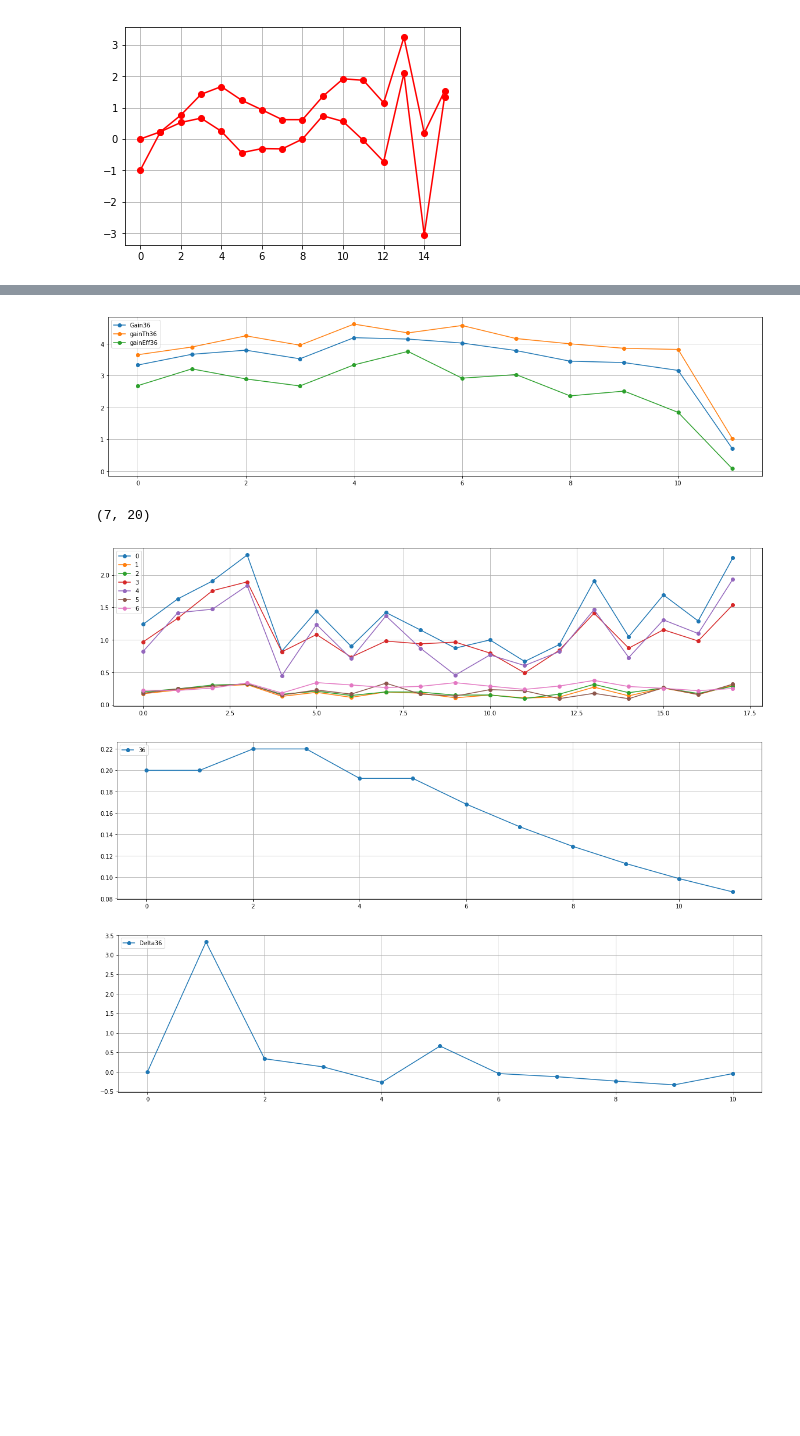
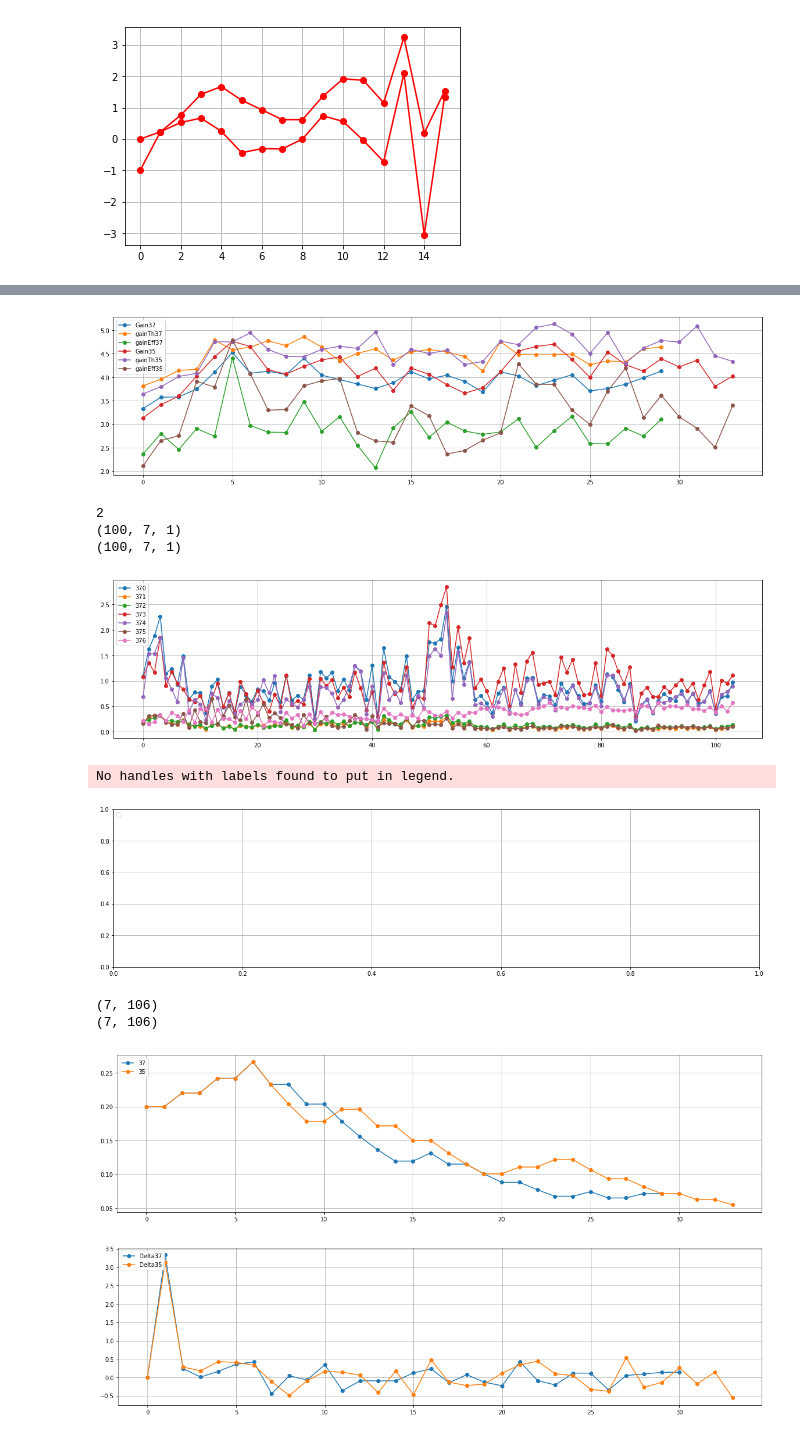
Before and after one commit to AndreeaStefan/SmartuistWrapper, a Jupyter notebook: evaluation/PlotResults.ipynb, the cells around one changed output, grey strips where cells are left out. Drawn from its saved outputs; the diff is of its cells as text; code cells hidden in the pictures; blank space fills up the shorter version.

Commit message:
Player 37:  emergency positive (after more then 3 decresease change sign)

```diff
--- a/evaluation/PlotResults.ipynb
+++ b/evaluation/PlotResults.ipynb
@@ -111,7 +111,7 @@ plt.show()
 # player 8 = change effort
 # player 9 = same as 8
 
-players = [35,36]
+players = [37,35]
 results = []
 gradientStats = []
 path ="C:\\Users\\huber\\OneDrive\\Dokumenty\\thesis-hubert\\unity\\SmartuistWrapper\\tapResult.csv"
@@ -200,7 +200,7 @@ Total time 2.398
 # gain
 
 
-players = [36]
+players = [37,35]
 plt.rcParams['figure.figsize'] = [20, 5]
 for p in players:
     tmp = gradientStats[p]
@@ -225,80 +225,89 @@ plt.grid(True)
 plt.rcParams['figure.figsize'] = [20, 5]
 plt.show()
 
-bodyParts = [ [0]*1 for i in range(7)]
-
+print(len(players))
+bodyParts =[[ [0]*1 for i in range(7)]] * 100
+print(np.shape(bodyParts))
+print(np.shape(bodyParts))
 for p in players:
     tmp = results[p]
     learningRate = []
     counter = 0
     for words in tmp:
-
-
         for i in range (7):
-            bodyParts[i][bodyParts[i].index(bodyParts[i][-1])] += float(words[21+i])
+            bodyParts[p][i][bodyParts[p][i].index(bodyParts[p][i][-1])] += float(words[21+i])
 
         counter = counter + 1
         if counter == 5:
             counter = 0
         if counter == 0:
             for i in range(7):
-                bodyParts[i][bodyParts[i].index(bodyParts[i][-1])] /= 5
-                bodyParts[i].append(0)
+                bodyParts[p][i][bodyParts[p][i].index(bodyParts[p][i][-1])] /= 5
+                bodyParts[p][i].append(0)
 
 
 
-x = list(range(0, len(bodyParts[0])-2))
-print(np.shape(bodyParts))
+
+
 z = 0
-for a in bodyParts:
-    if z in [0,1,2,3,4,5,6]:
-        plt.plot(x,a[:len(a)-2], 'o-', label= str(z))
-    z = z + 1
+for p in players:
+    x = list(range(0, len(bodyParts[p][0])-2))
+    for a in bodyParts[p]:
+        if z in [0,1,2,3,4,5,6]:
+            plt.plot(x,a[:len(a)-2], 'o-', label= str(p) + str(z))
+        z = z + 1
 
 plt.legend(loc='upper left')
 plt.grid(True)
 
 plt.show()
 
-
+print(np.shape(bodyParts[35]))
+print(np.shape(bodyParts[37]))
 
 # learning rate
 for p in players:
     tmp = gradientStats[p]
     learningRate = []
     for words in tmp:
         learningRate.append(float(words[6]))
 
     x = list(range(0, len(learningRate)))
     plt.plot(x, learningRate, 'o-', label=p)
 
 
 plt.legend(loc='upper left')
 plt.grid(True)
 plt.show()
 
 
 # delta
 
 for p in players:
     tmp = results[p]
     delta = []
     for words in tmp:
         delta.append(float(words[30]))
 
 #     smallDeltas = delta.toList()
     delta =  [x for i, x in enumerate(delta) if i == delta.index(x)]
     x = list(range(0, len(delta)))
     plt.plot(x, delta, 'o-', label="Delta"+str(p))
 plt.legend(loc='upper left')
 plt.grid(True)
 plt.show()
 # %% [output]
-[figure, old version]
+[figure, new version]
-(7, 20)
+2
+(100, 7, 1)
+(100, 7, 1)
-[figure, old version]
+[figure, new version]
+No handles with labels found to put in legend.
-[figure, old version]
+[figure, new version]
+(7, 106)
+(7, 106)
-[figure, old version]
+[figure, new version]
+[figure, added]
 # %%
 # plt.plot(x, uniqueGain, 'go-')
 # plt.grid(True)
```
Also changed, not shown: parts of 1 cell of this notebook, 3 other files.
